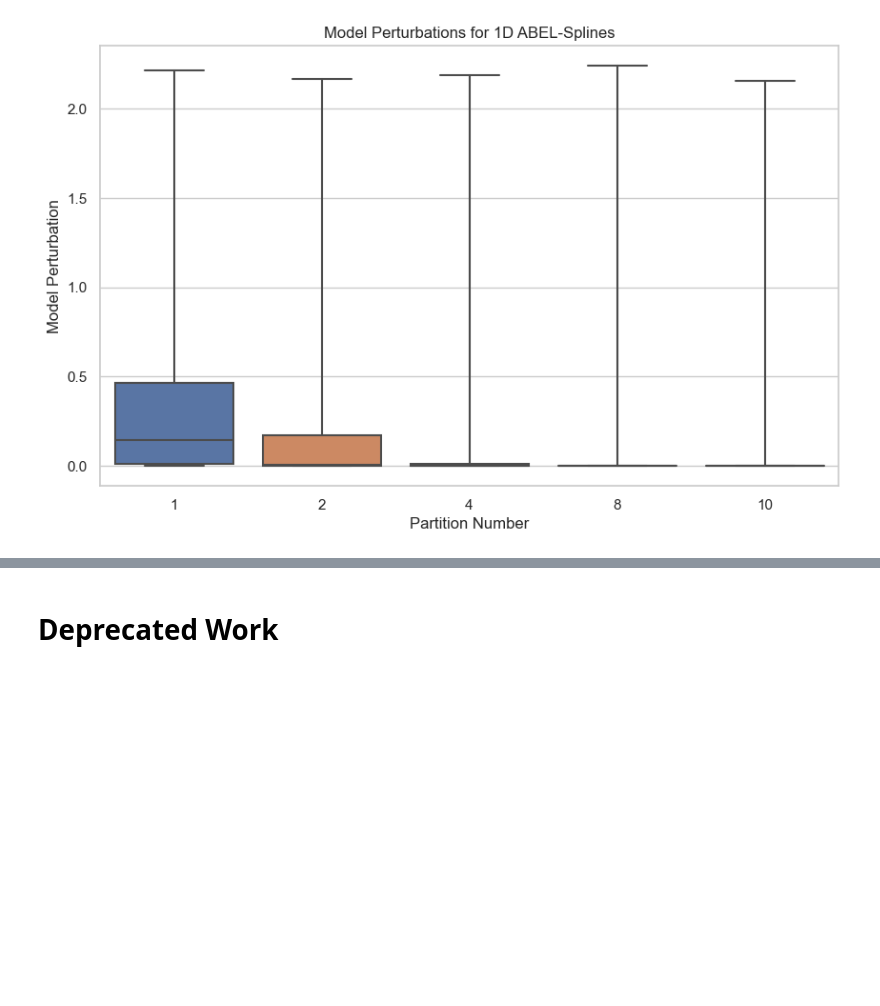
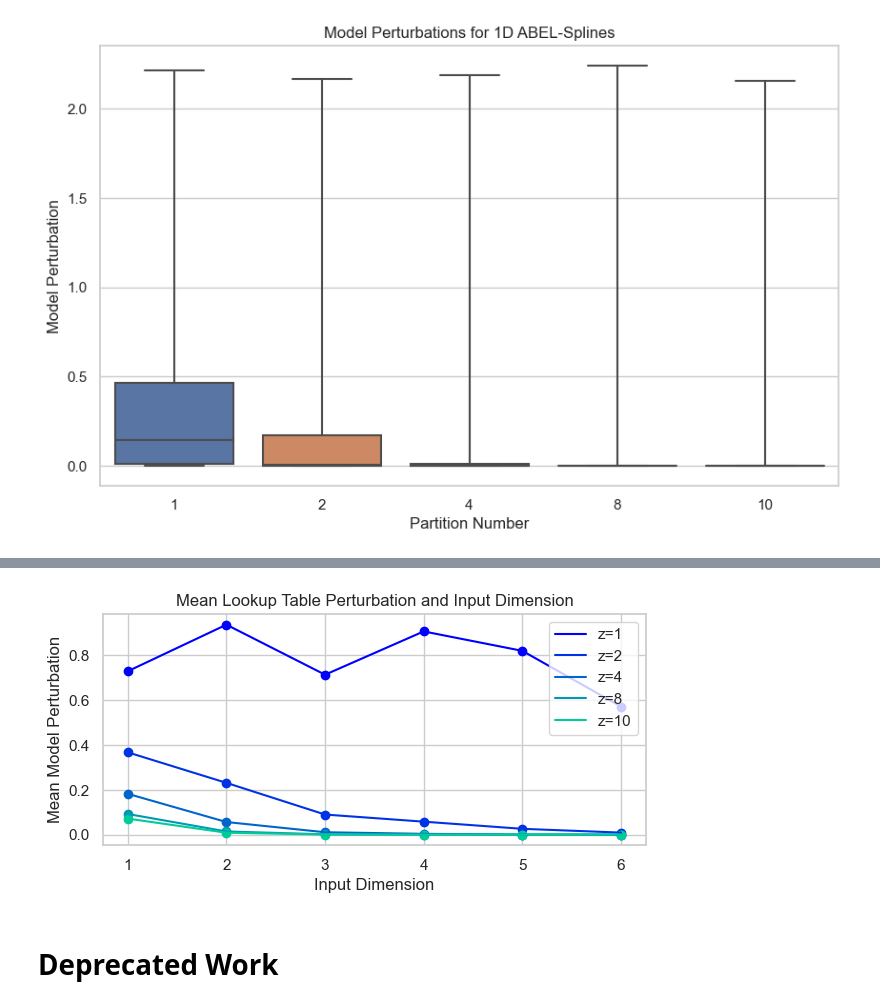
Before and after one commit to hpdeventer/msc_perturbation_experiment, a Jupyter notebook: Trend Plots for perturbation experiments.ipynb, the cells around one changed output, grey strips where cells are left out. Drawn from its saved outputs; the diff is of its cells as text; code cells hidden in the pictures; blank space fills up the shorter version.

```diff
--- a/Trend Plots for perturbation experiments.ipynb
+++ b/Trend Plots for perturbation experiments.ipynb
@@ -609,3 +674,70 @@ create_whisker_plot(1)
+# %%
+import pandas as pd
+import matplotlib.pyplot as plt
+import matplotlib.cm as cm
+
+partitions = [1, 2, 4, 8, 10]
+
+# Create a color map with a gradient based on the number of partitions
+color_map = cm.get_cmap('winter', len(partitions)+1)
+
+plt.figure(figsize=(7,3))
+
+for i, partition in enumerate(partitions):
+    # Create a list of model names corresponding to ABEL-Splines for the current partition
+    abel_spline_models = [f"model_{i}_perturbations" for i in range(5 + (i*3), 19, 15)]
+
+    # Initialize an empty dataframe
+    df = pd.DataFrame()
+
+    # Loop through the dimensions and add their perturbation values to the dataframe
+    for input_dimension in range(1, 7):
+        perturbation_values = df_dict[input_dimension][False]['sgd'][abel_spline_models[0]]
+
+        # Add perturbation values to the dataframe with dimension number as column name
+        df[f"{input_dimension}D"] = perturbation_values
+
+    # Calculate the mean perturbation values for each dimension
+    mean_perturbations = [df[label].mean() for label in df.columns]
+
+    # Create a scatterplot with lineplot connecting the points, using the same color for both
+    color = color_map(i)  # Get color from colormap based on partition index
+    plt.plot(range(1, 7), mean_perturbations, color=color)
+
+plt.legend([f'z={p}' for p in partitions], loc='upper right')
+
+for i, partition in enumerate(partitions):
+    # Create a list of model names corresponding to ABEL-Splines for the current partition
+    abel_spline_models = [f"model_{i}_perturbations" for i in range(5 + (i*3), 19, 15)]
+
+    # Initialize an empty dataframe
+    df = pd.DataFrame()
+
+    # Loop through the dimensions and add their perturbation values to the dataframe
+    for input_dimension in range(1, 7):
+        perturbation_values = df_dict[input_dimension][False]['sgd'][abel_spline_models[0]]
+
+        # Add perturbation values to the dataframe with dimension number as column name
+        df[f"{input_dimension}D"] = perturbation_values
+
+    # Calculate the mean perturbation values for each dimension
+    mean_perturbations = [df[label].mean() for label in df.columns]
+
+    # Create a scatterplot with lineplot connecting the points, using the same color for both
+    color = color_map(i)  # Get color from colormap based on partition index
+    plt.scatter(range(1, 7), mean_perturbations, color=color)
+
+
+
+plt.xlabel('Input Dimension')
+plt.ylabel('Mean Model Perturbation')
+plt.title('Mean Lookup Table Perturbation and Input Dimension')
+
+plt.savefig("lookup_line_plot_input_dimension_influence", dpi=300, bbox_inches='tight')
+
+plt.show()
+# %% [output]
+[figure, added]
 # %% [markdown]
 # Deprecated Work
 # %%
```
Also changed, not shown: parts of 4 cells of this notebook, 2 other files.
